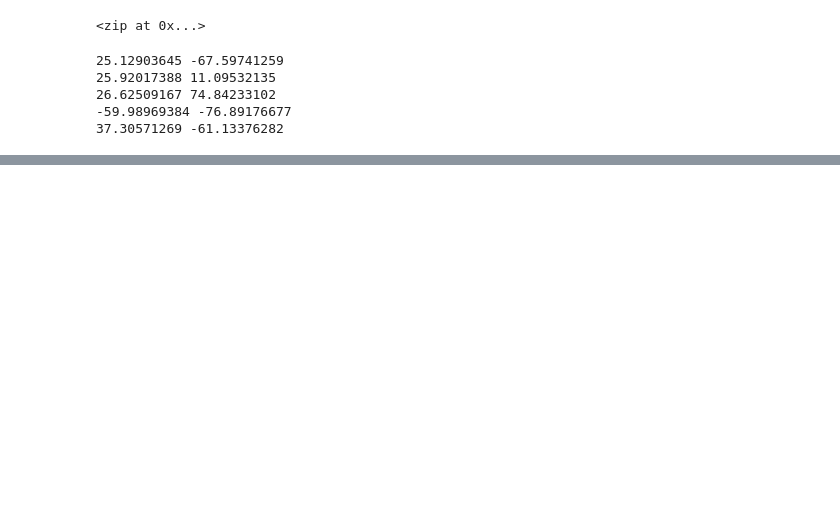
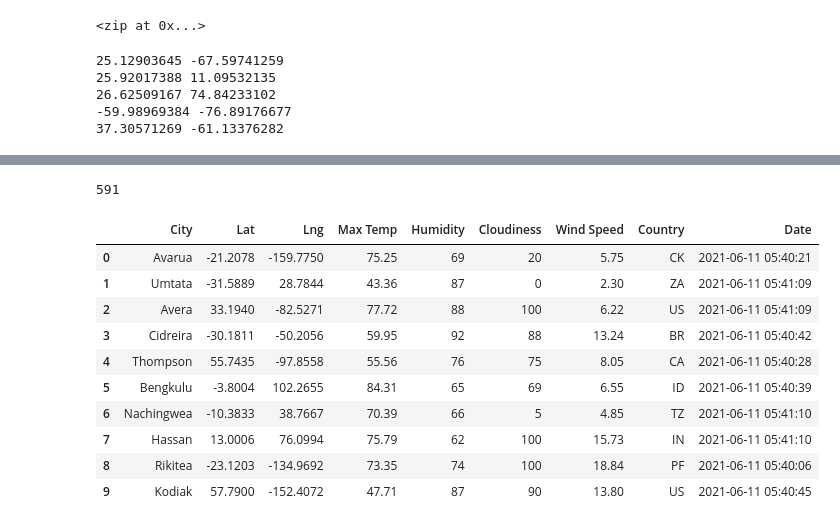
Before and after one commit to arielzzq/module6_World_Weather_Analysis, a Jupyter notebook: WeatherPy.ipynb, the cells around one changed output, grey strips where cells are left out. Cells and saved outputs as stored; diff of their text form; code cells hidden in the pictures; blank space fills up the shorter version.

```diff
--- a/WeatherPy.ipynb
+++ b/WeatherPy.ipynb
@@ -91,0 +84,10 @@ len(cities)
+# %%
+# Create an empty list to hold the weather data.
+city_data = []
+# Print the beginning of the logging.
+print("Beginning Data Retrieval     ")
+print("-----------------------------")
+
+# Create counters.
+record_count = 1
+set_count = 1
@@ -91,0 +181,20 @@ len(cities)
+# %%
+len(city_data)
+# %% [output]
+591
+# %%
+# Convert the array of dictionaries to a Pandas DataFrame.
+city_data_df = pd.DataFrame(city_data)
+city_data_df.head(10)
+# %% [output]
+|  | City | Lat | Lng | Max Temp | Humidity | Cloudiness | Wind Speed | Country | Date |
+| 0 | Avarua | -21.2078 | -159.7750 | 75.25 | 69 | 20 | 5.75 | CK | 2021-06-11 05:40:21 |
+| 1 | Umtata | -31.5889 | 28.7844 | 43.36 | 87 | 0 | 2.30 | ZA | 2021-06-11 05:41:09 |
+| 2 | Avera | 33.1940 | -82.5271 | 77.72 | 88 | 100 | 6.22 | US | 2021-06-11 05:41:09 |
+| 3 | Cidreira | -30.1811 | -50.2056 | 59.95 | 92 | 88 | 13.24 | BR | 2021-06-11 05:40:42 |
+| 4 | Thompson | 55.7435 | -97.8558 | 55.56 | 76 | 75 | 8.05 | CA | 2021-06-11 05:40:28 |
+| 5 | Bengkulu | -3.8004 | 102.2655 | 84.31 | 65 | 69 | 6.55 | ID | 2021-06-11 05:40:39 |
+| 6 | Nachingwea | -10.3833 | 38.7667 | 70.39 | 66 | 5 | 4.85 | TZ | 2021-06-11 05:41:10 |
+| 7 | Hassan | 13.0006 | 76.0994 | 75.79 | 62 | 100 | 15.73 | IN | 2021-06-11 05:41:10 |
+| 8 | Rikitea | -23.1203 | -134.9692 | 73.35 | 74 | 100 | 18.84 | PF | 2021-06-11 05:40:06 |
+| 9 | Kodiak | 57.7900 | -152.4072 | 47.71 | 87 | 90 | 13.80 | US | 2021-06-11 05:40:45 |
```
Also changed, not shown: parts of 12 cells of this notebook.
